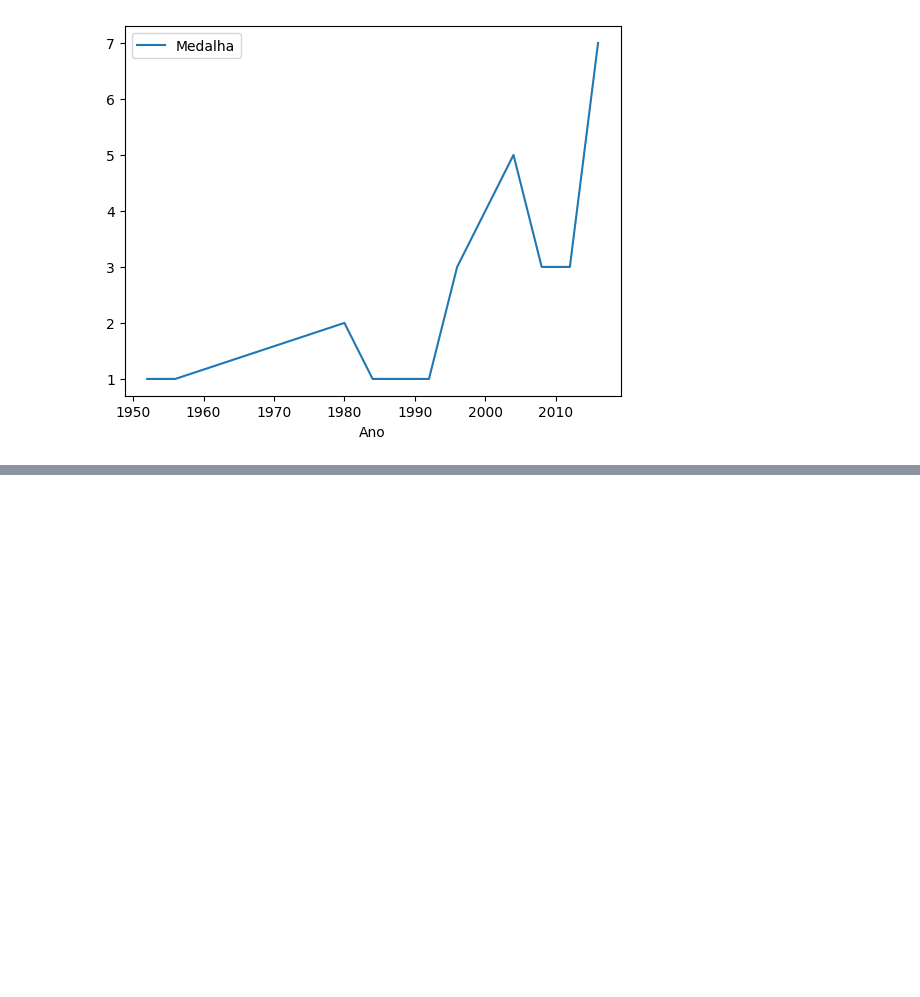
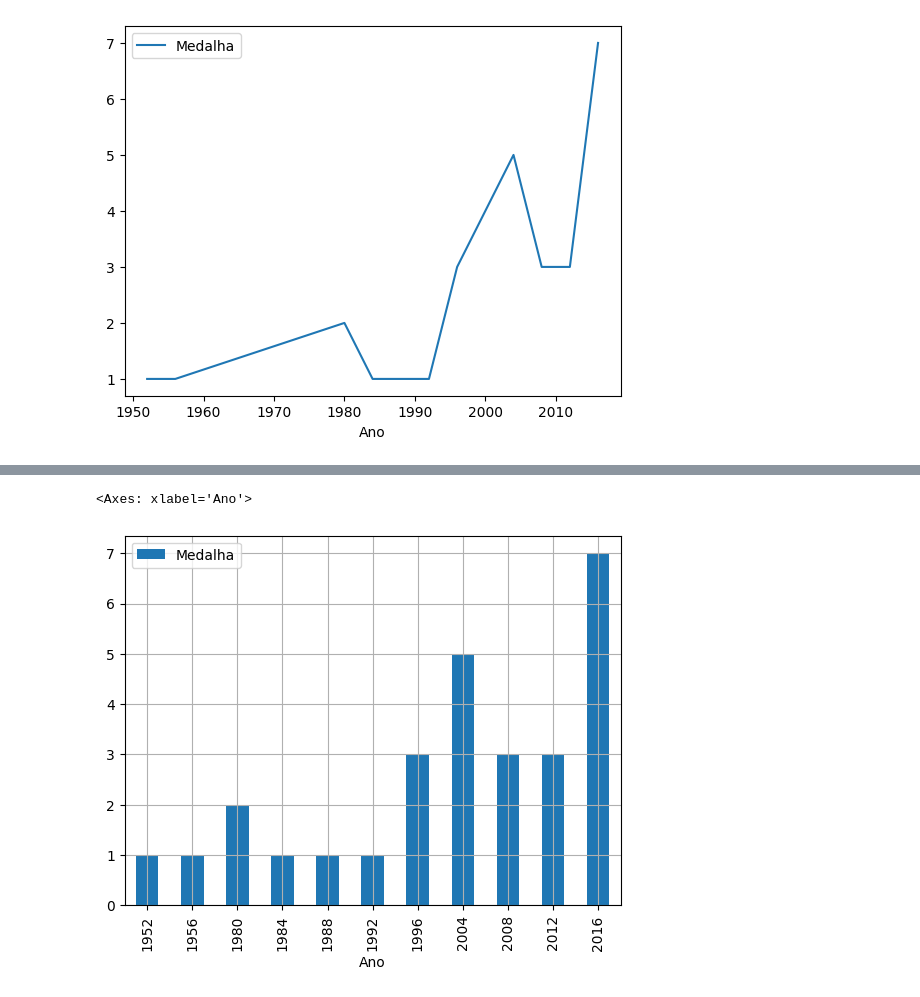
Before and after one commit to rafaelkashira23/Do-ETL-ao-Machine-Learning---120-anos-de-Olimpiadas---Impacta-Tecnologia, a Jupyter notebook: 120_ANOS_OLIMPIADAS.ipynb, the cells around one changed output, grey strips where cells are left out. Saved outputs shown, nothing was run; the diff lists cells and outputs as text; code cells hidden in the pictures; blank space fills up the shorter version.

```diff
--- a/120_ANOS_OLIMPIADAS.ipynb
+++ b/120_ANOS_OLIMPIADAS.ipynb
@@ -271,0 +288,6 @@ resumo.plot()
+# %%
+#parametro grid = True
+resumo.plot(kind='bar', grid = True)
+# %% [output]
+<Axes: xlabel='Ano'>
+[figure, added]
```
Also changed, not shown: parts of 6 cells of this notebook.
